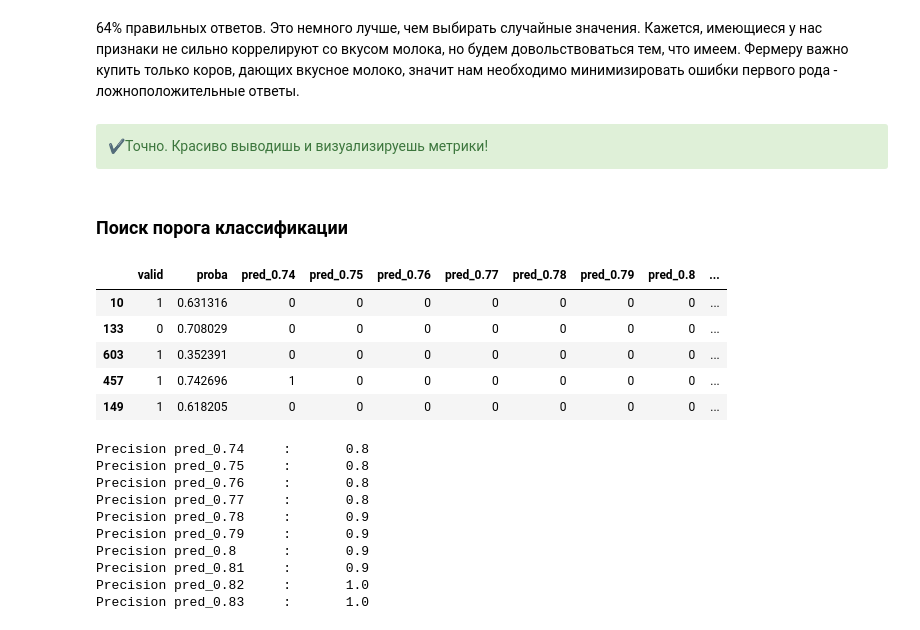
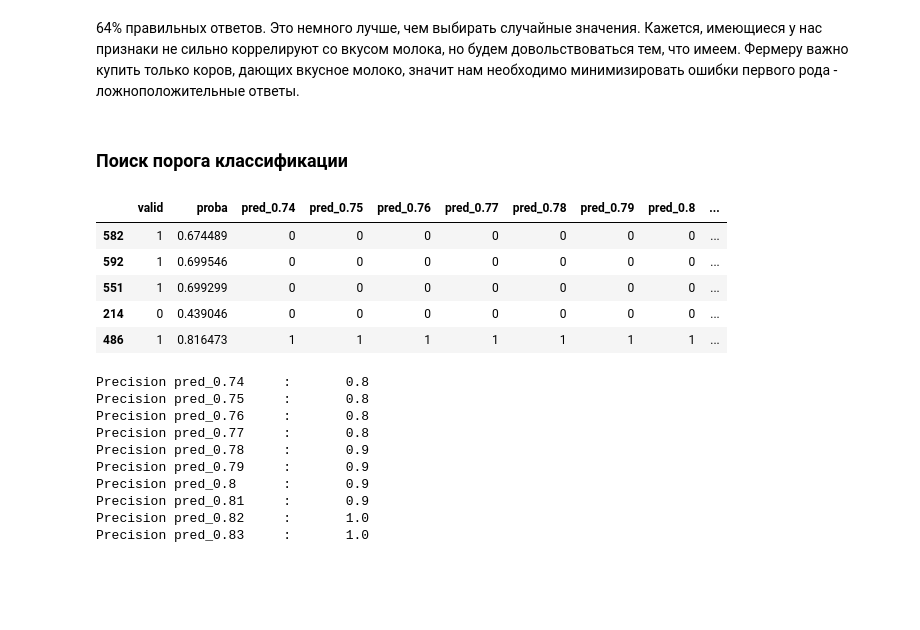
Before and after one commit to Maksim1004/data_science_studying, a Jupyter notebook: cows_and_machine_learning.ipynb, the cells around one changed output. Drawn from its saved outputs; the diff is of its cells as text; code cells hidden in the pictures; blank space fills up the shorter version.

```diff
--- a/cows_and_machine_learning.ipynb
+++ b/cows_and_machine_learning.ipynb
@@ -1131,27 +981,24 @@ Recall: 0.875
 [figure]
 # %% [markdown]
 64% правильных ответов. Это немного лучше, чем выбирать случайные значения. Кажется, имеющиеся у нас признаки не сильно коррелируют со вкусом молока, но будем довольствоваться тем, что имеем. Фермеру важно купить только коров, дающих вкусное молоко, значит нам необходимо минимизировать ошибки первого рода - ложноположительные ответы.
-# %% [markdown]
-<div class='alert alert-success'> ✔️Точно. Красиво выводишь и визуализируешь метрики!
-</div>
-# %% [markdown]
-### Поиск порога классификации
+# %% [markdown]
+### Поиск порога классификации
 # %%
 proba = pd.DataFrame()
 proba['valid'] = y_test
 proba['proba'] = model_logr.predict_proba(X_test)[:, 1]
 thresholds = [round(i,2) for i in np.linspace(0.74,0.84,num = 10,endpoint=False)]
 
 for i in thresholds:
     proba['pred_'+str(i)] = proba['proba'].apply(lambda x: 0 if x<=i else 1)
-proba.sample(5)
+proba.head()
 # %% [output]
 |  | valid | proba | pred_0.74 | pred_0.75 | pred_0.76 | pred_0.77 | pred_0.78 | pred_0.79 | pred_0.8 | ... |
-| 10 | 1 | 0.631316 | 0 | 0 | 0 | 0 | 0 | 0 | 0 | ... |
-| 133 | 0 | 0.708029 | 0 | 0 | 0 | 0 | 0 | 0 | 0 | ... |
-| 603 | 1 | 0.352391 | 0 | 0 | 0 | 0 | 0 | 0 | 0 | ... |
-| 457 | 1 | 0.742696 | 1 | 0 | 0 | 0 | 0 | 0 | 0 | ... |
-| 149 | 1 | 0.618205 | 0 | 0 | 0 | 0 | 0 | 0 | 0 | ... |
+| 582 | 1 | 0.674489 | 0 | 0 | 0 | 0 | 0 | 0 | 0 | ... |
+| 592 | 1 | 0.699546 | 0 | 0 | 0 | 0 | 0 | 0 | 0 | ... |
+| 551 | 1 | 0.699299 | 0 | 0 | 0 | 0 | 0 | 0 | 0 | ... |
+| 214 | 0 | 0.439046 | 0 | 0 | 0 | 0 | 0 | 0 | 0 | ... |
+| 486 | 1 | 0.816473 | 1 | 1 | 1 | 1 | 1 | 1 | 1 | ... |
 # %%
 for i in proba.columns:
     if i != 'valid' and i != 'proba':
```
Also changed, not shown: parts of 66 cells of this notebook.
